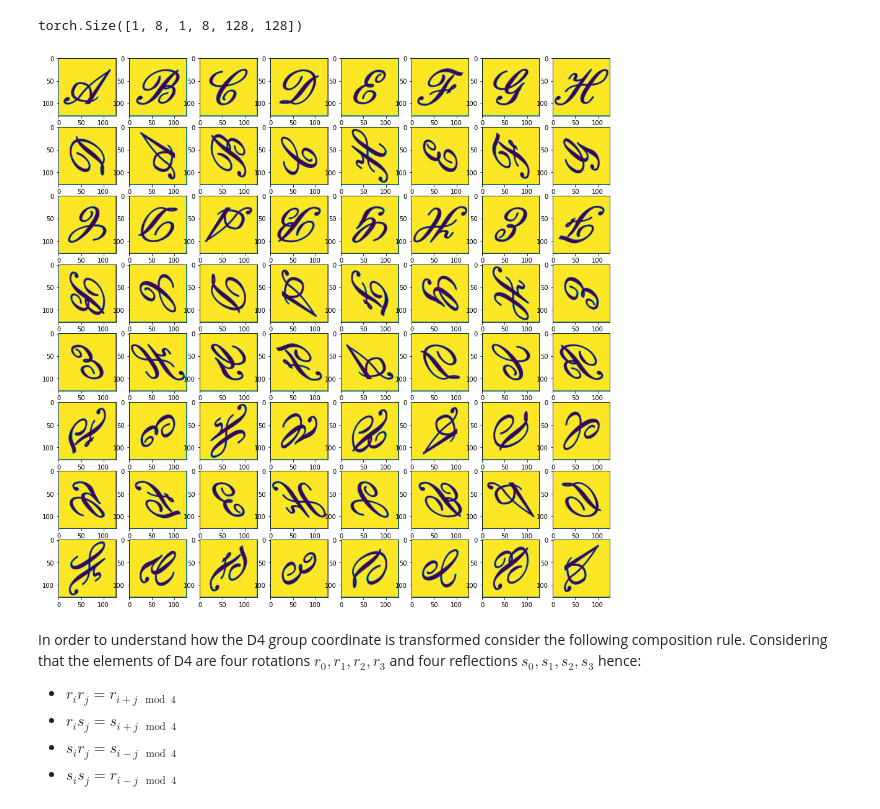
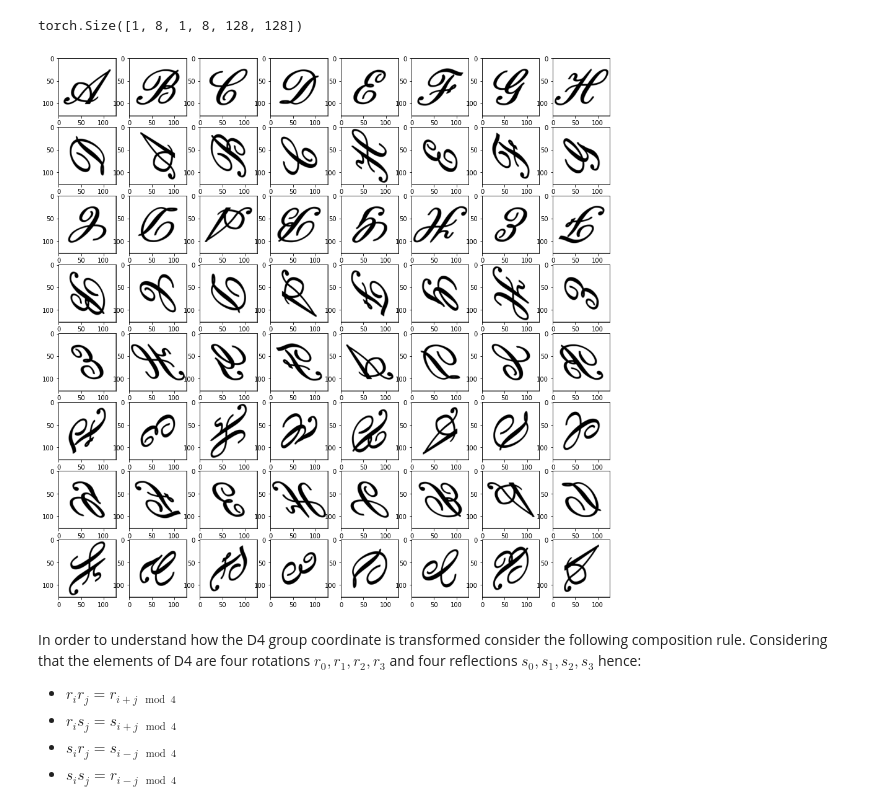
Before and after one commit to giorgiodema/Learning-Invariance-from-Equivariance, a Jupyter notebook: __notebook.ipynb, the cells around one changed output. Cells and saved outputs as stored; diff of their text form; code cells hidden in the pictures.

```diff
--- a/__notebook.ipynb
+++ b/__notebook.ipynb
@@ -118,6 +118,6 @@ torch.Size([1, 8, 1, 547, 547])
 fig,axes = plt.subplots(2,4)
 fig.set_size_inches(16,8)
 for i,ax in enumerate(axes.flat):
-    ax.imshow(kernels[0,i,0,...])
+    ax.imshow(kernels[0,i,0,...],cmap="gray")
 plt.show()
 # %% [output]
@@ -153,12 +153,12 @@ torch.Size([1, 8, 1, 8, 128, 128])
 # %%
 fig,axes = plt.subplots(8,8)
 fig.set_size_inches(16,16)
 for g_idx in range(8):
     for g_p_idx in range(8):
-        axes[g_idx,g_p_idx].imshow(kernels[0,g_idx,0,g_p_idx,...])
+        axes[g_idx,g_p_idx].imshow(kernels[0,g_idx,0,g_p_idx,...],cmap="gray")
 plt.show()
 # %% [output]
-[figure, old version]
+[figure, new version]
 # %% [markdown]
 In order to understand how the D4 group coordinate is transformed consider the following composition rule. Considering that the elements of D4 are four rotations $r_0,r_1,r_2,r_3$ and four reflections $s_0,s_1,s_2,s_3$ hence:
 - $r_i r_j = r_{i+j \mod 4}$
```
Also changed, not shown: parts of 2 cells of this notebook.
